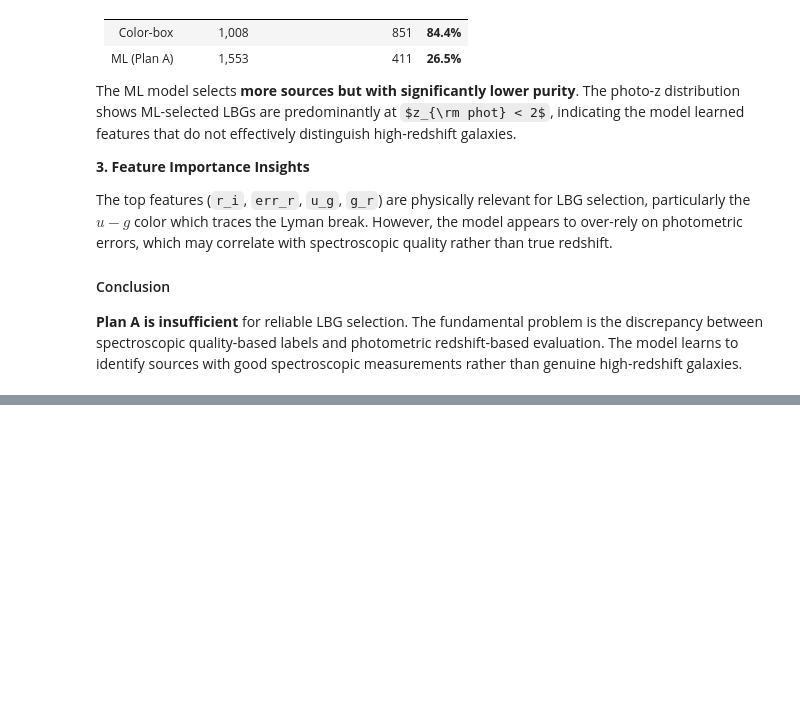
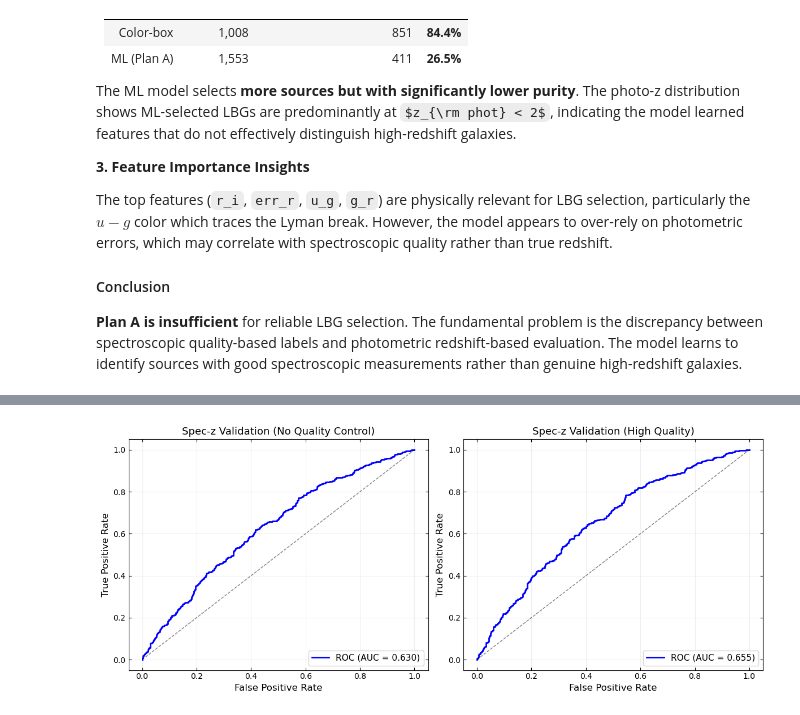
Before and after one commit to Zireael-Rhena/Target_Selection_Based_on_Photometric_Data, a Jupyter notebook: COSMOS_model_training.ipynb, the cells around one changed output, grey strips where cells are left out. Cells and saved outputs as stored; diff of their text form; code cells hidden in the pictures; some formulas as TeX source; blank space fills up the shorter version.

```diff
--- a/COSMOS_model_training.ipynb
+++ b/COSMOS_model_training.ipynb
@@ -1477,0 +2196,37 @@ The top features (`r_i`, `err_r`, `u_g`, `g_r`) are physically relevant for LBG
+# %%
+# -----------------------------------------------------------------------------
+# Figure 3: Spectroscopic Validation
+# -----------------------------------------------------------------------------
+fig3, axes3 = plt.subplots(1, 2, figsize=(12, 5))
+
+# (a) Version 1: No quality control
+ax = axes3[0]
+if valid_v1.sum() > 0:
+    fpr_v1, tpr_v1, _ = roc_curve(is_lbg_spec_v1[valid_v1], y_pred_spec[valid_v1])
+    ax.plot(fpr_v1, tpr_v1, 'b-', lw=2, label=f'ROC (AUC = {auc_v1:.3f})')
+ax.plot([0, 1], [0, 1], 'k--', lw=1, alpha=0.5)
+ax.set_xlabel('False Positive Rate', fontsize=12)
+ax.set_ylabel('True Positive Rate', fontsize=12)
+ax.set_title('Spec-z Validation (No Quality Control)', fontsize=13)
+ax.legend(loc='lower right', fontsize=11)
+ax.tick_params(axis='both', labelsize=10, direction='in', top=True, right=True)
+ax.grid(True, alpha=0.2)
+
+# (b) Version 2: With quality control
+ax = axes3[1]
+if valid_v2.sum() > 0:
+    fpr_v2, tpr_v2, _ = roc_curve(y_true_v2, y_prob_v2)
+    ax.plot(fpr_v2, tpr_v2, 'b-', lw=2, label=f'ROC (AUC = {auc_v2:.3f})')
+ax.plot([0, 1], [0, 1], 'k--', lw=1, alpha=0.5)
+ax.set_xlabel('False Positive Rate', fontsize=12)
+ax.set_ylabel('True Positive Rate', fontsize=12)
+ax.set_title('Spec-z Validation (High Quality)', fontsize=13)
+ax.legend(loc='lower right', fontsize=11)
+ax.tick_params(axis='both', labelsize=10, direction='in', top=True, right=True)
+ax.grid(True, alpha=0.2)
+
+plt.tight_layout()
+plt.savefig('../images/spec_validation_planB2.png', dpi=600, bbox_inches='tight')
+plt.show()
+# %% [output]
+[figure, added]
```
Also changed, not shown: parts of 16 cells of this notebook.
